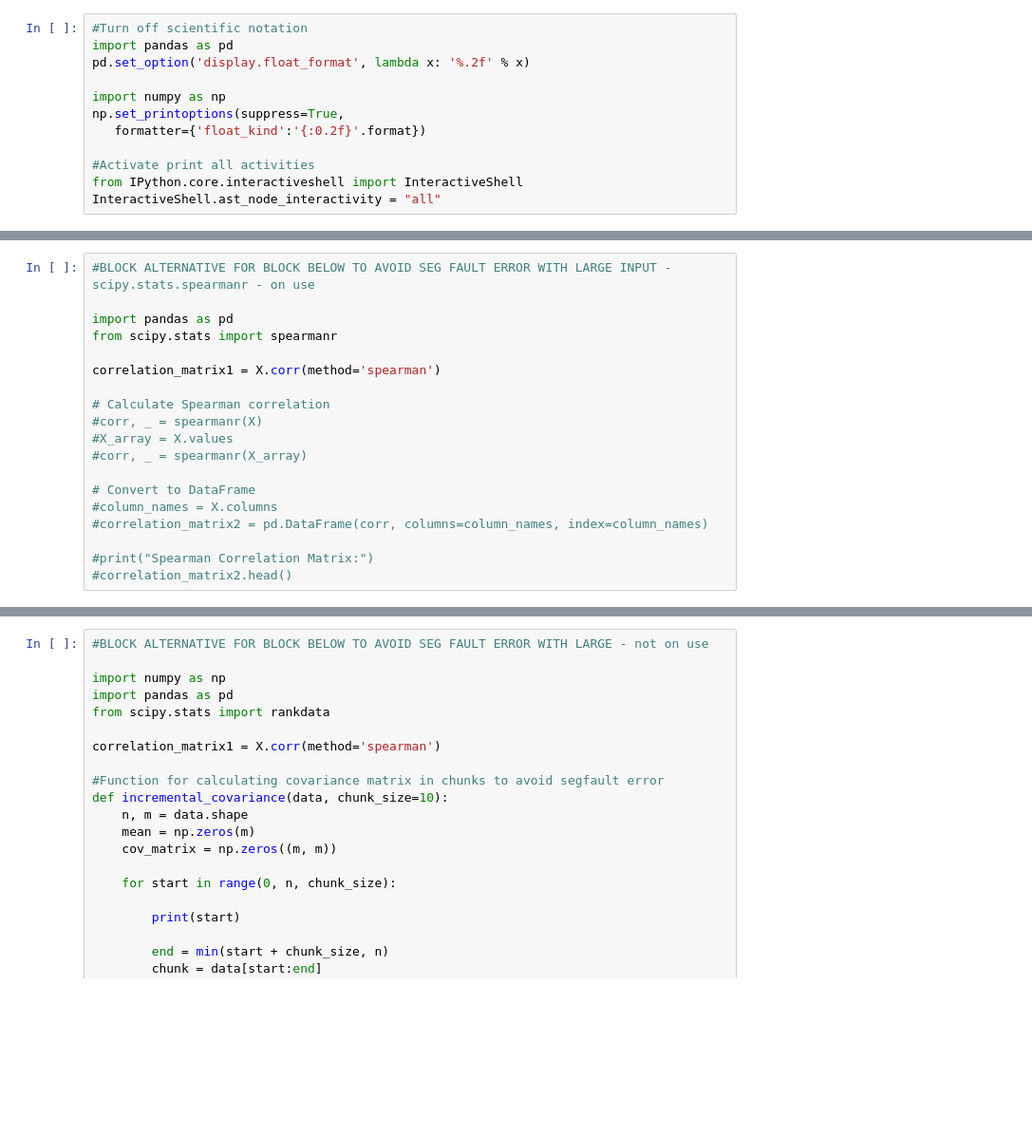
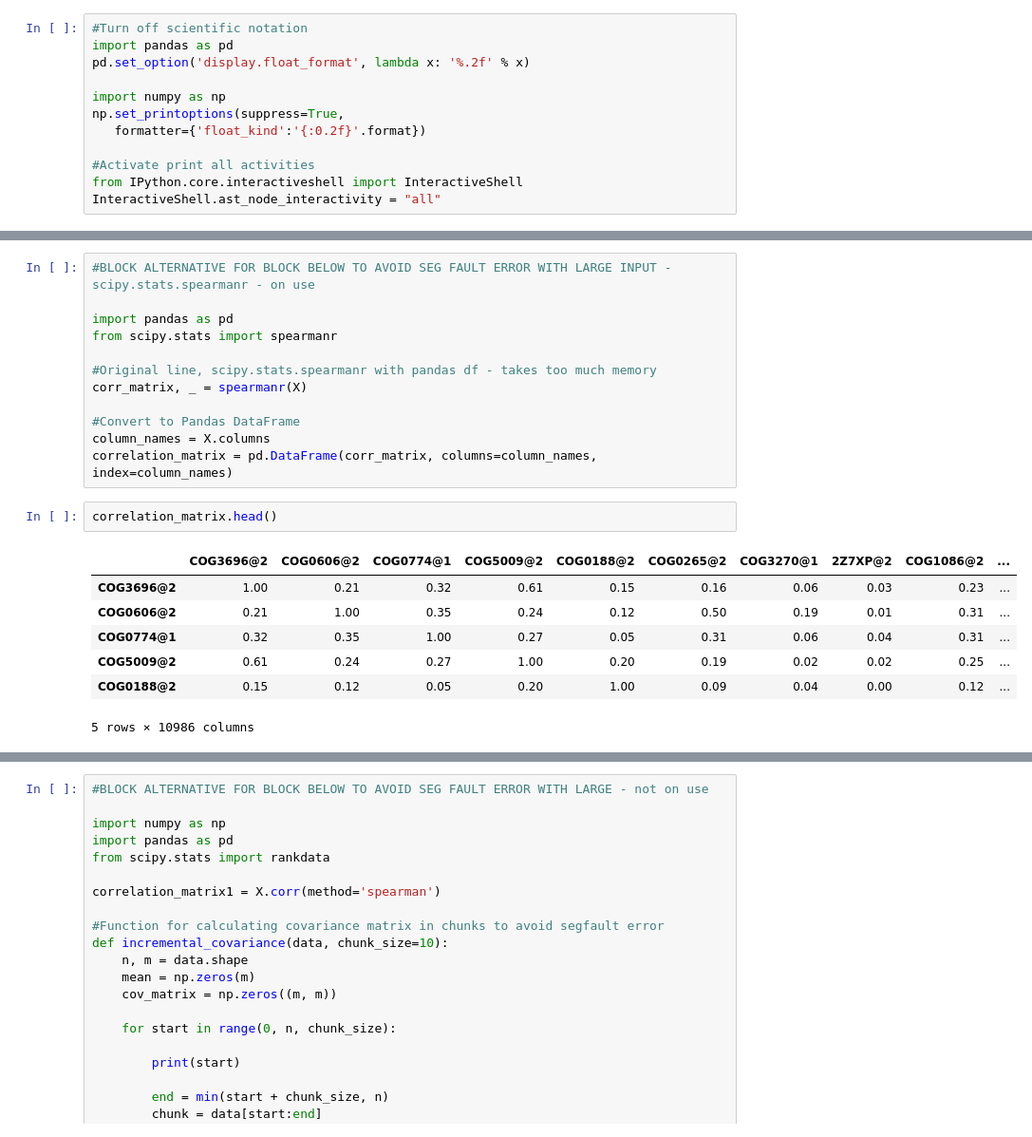
Before and after one commit to ProfHeydeFranca/BacterialData, a Jupyter notebook: run_features/scripts/feature_selection-development-only.ipynb, the cells around one changed output, grey strips where cells are left out. Shown at 95% size. Saved outputs shown, nothing was run; the diff lists cells and outputs as text; blank space fills up the shorter version.

Commit message:
working version of Correlations_total.py (same as Jul 3)

```diff
--- a/run_features/scripts/feature_selection-development-only.ipynb
+++ b/run_features/scripts/feature_selection-development-only.ipynb
@@ -111,17 +135,20 @@ X.shape
 import pandas as pd
 from scipy.stats import spearmanr
 
-correlation_matrix1 = X.corr(method='spearman')
+#Original line, scipy.stats.spearmanr with pandas df - takes too much memory
+corr_matrix, _ = spearmanr(X)
 
-# Calculate Spearman correlation
-#corr, _ = spearmanr(X)
-#X_array = X.values
-#corr, _ = spearmanr(X_array)
-
-# Convert to DataFrame
-#column_names = X.columns
-#correlation_matrix2 = pd.DataFrame(corr, columns=column_names, index=column_names)
-
-#print("Spearman Correlation Matrix:")
-#correlation_matrix2.head()
+#Convert to Pandas DataFrame
+column_names = X.columns
+correlation_matrix = pd.DataFrame(corr_matrix, columns=column_names, index=column_names)
+# %%
+correlation_matrix.head()
+# %% [output]
+|  | COG3696@2 | COG0606@2 | COG0774@1 | COG5009@2 | COG0188@2 | COG0265@2 | COG3270@1 | 2Z7XP@2 | COG1086@2 | ... |
+| COG3696@2 | 1.00 | 0.21 | 0.32 | 0.61 | 0.15 | 0.16 | 0.06 | 0.03 | 0.23 | ... |
+| COG0606@2 | 0.21 | 1.00 | 0.35 | 0.24 | 0.12 | 0.50 | 0.19 | 0.01 | 0.31 | ... |
+| COG0774@1 | 0.32 | 0.35 | 1.00 | 0.27 | 0.05 | 0.31 | 0.06 | 0.04 | 0.31 | ... |
+| COG5009@2 | 0.61 | 0.24 | 0.27 | 1.00 | 0.20 | 0.19 | 0.02 | 0.02 | 0.25 | ... |
+| COG0188@2 | 0.15 | 0.12 | 0.05 | 0.20 | 1.00 | 0.09 | 0.04 | 0.00 | 0.12 | ... |
+5 rows × 10986 columns
 # %%
```
Also changed, not shown: parts of 5 cells of this notebook, 1 other file.
